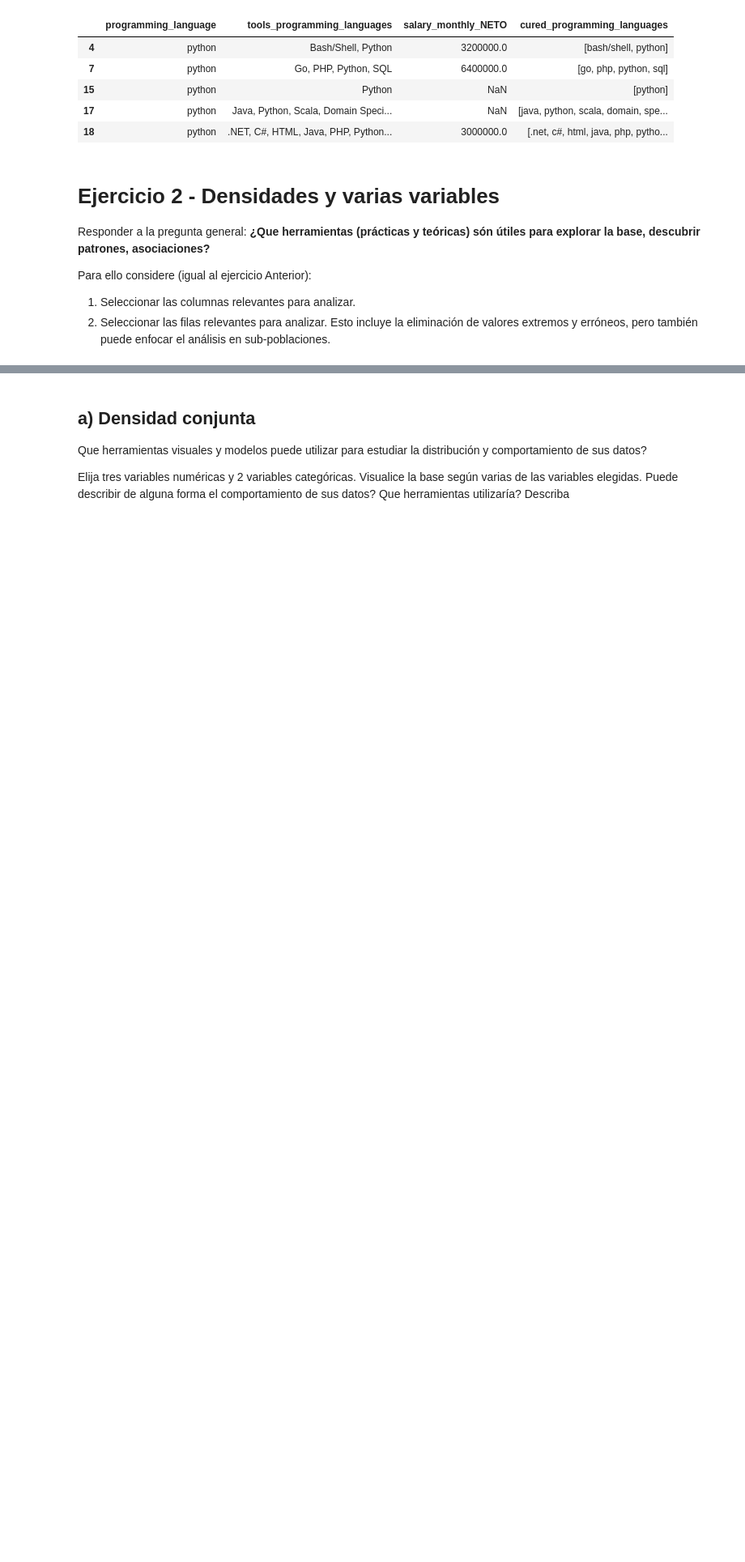
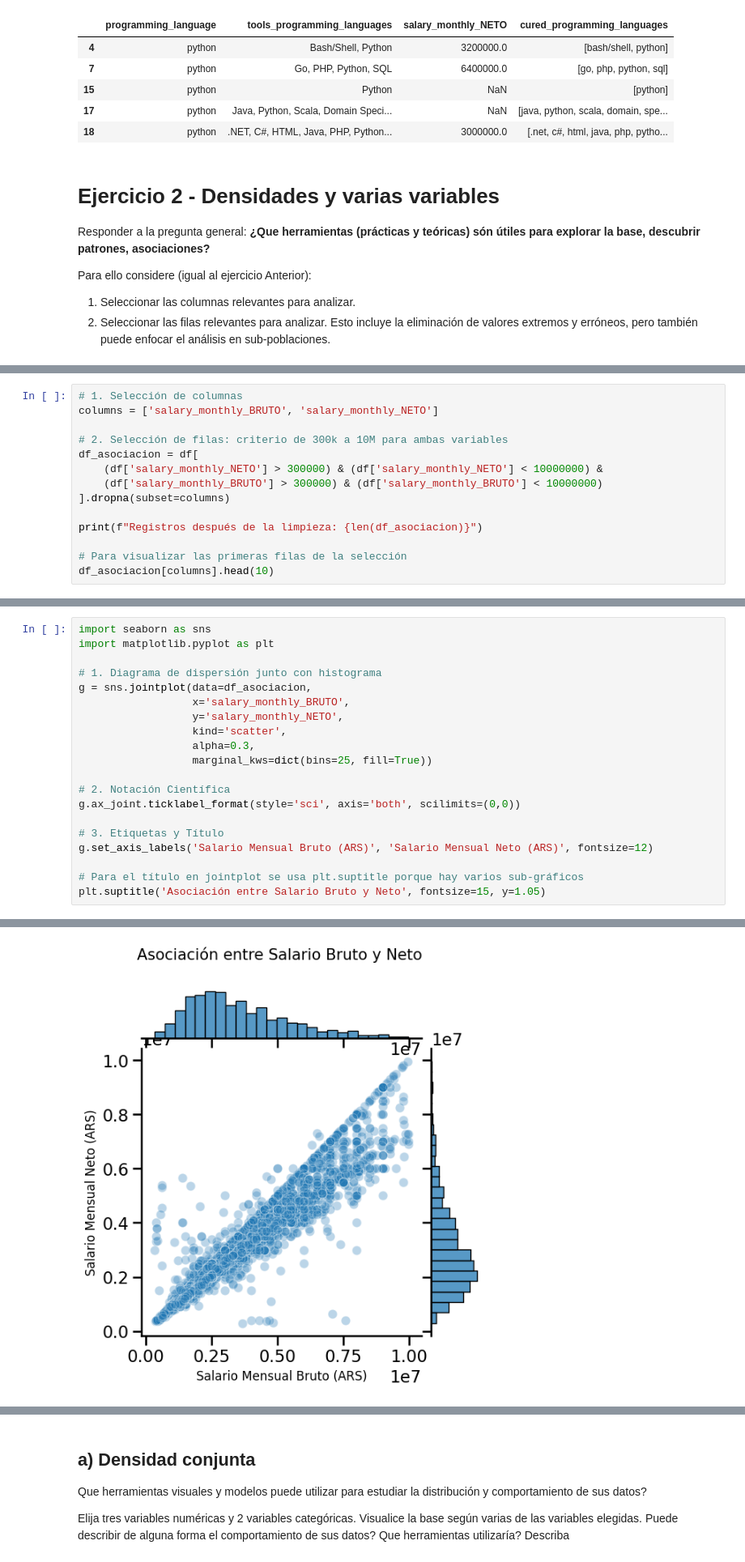
Before and after one commit to agustinanedel/Diplomatura2026, a Jupyter notebook: Copia_de_Entregable_Parte_1.ipynb, the cells around one changed output, grey strips where cells are left out. Shown at 81% size. Cells and saved outputs as stored; diff of their text form; blank space fills up the shorter version.

```diff
--- a/Copia_de_Entregable_Parte_1.ipynb
+++ b/Copia_de_Entregable_Parte_1.ipynb
@@ -440,0 +457,14 @@ Para descubrir patrones entre varias variables, las herramientas más útiles so
+# %%
+# 1. Selección de columnas
+columns = ['salary_monthly_BRUTO', 'salary_monthly_NETO']
+
+# 2. Selección de filas: criterio de 300k a 10M para ambas variables
+df_asociacion = df[
+    (df['salary_monthly_NETO'] > 300000) & (df['salary_monthly_NETO'] < 10000000) &
+    (df['salary_monthly_BRUTO'] > 300000) & (df['salary_monthly_BRUTO'] < 10000000)
+].dropna(subset=columns)
+
+print(f"Registros después de la limpieza: {len(df_asociacion)}")
+
+# Para visualizar las primeras filas de la selección
+df_asociacion[columns].head(10)
@@ -440,0 +489,21 @@ Para descubrir patrones entre varias variables, las herramientas más útiles so
+# %%
+import seaborn as sns
+import matplotlib.pyplot as plt
+
+# 1. Diagrama de dispersión junto con histograma
+g = sns.jointplot(data=df_asociacion,
+                  x='salary_monthly_BRUTO',
+                  y='salary_monthly_NETO',
+                  kind='scatter',
+                  alpha=0.3,
+                  marginal_kws=dict(bins=25, fill=True))
+
+# 2. Notación Científica
+g.ax_joint.ticklabel_format(style='sci', axis='both', scilimits=(0,0))
+
+# 3. Etiquetas y Título
+g.set_axis_labels('Salario Mensual Bruto (ARS)', 'Salario Mensual Neto (ARS)', fontsize=12)
+
+# Para el título en jointplot se usa plt.suptitle porque hay varios sub-gráficos
+plt.suptitle('Asociación entre Salario Bruto y Neto', fontsize=15, y=1.05)
+# %% [output]
@@ -440,0 +511 @@ Para descubrir patrones entre varias variables, las herramientas más útiles so
+[figure, added]
```
Also changed, not shown: parts of 28 cells of this notebook.
